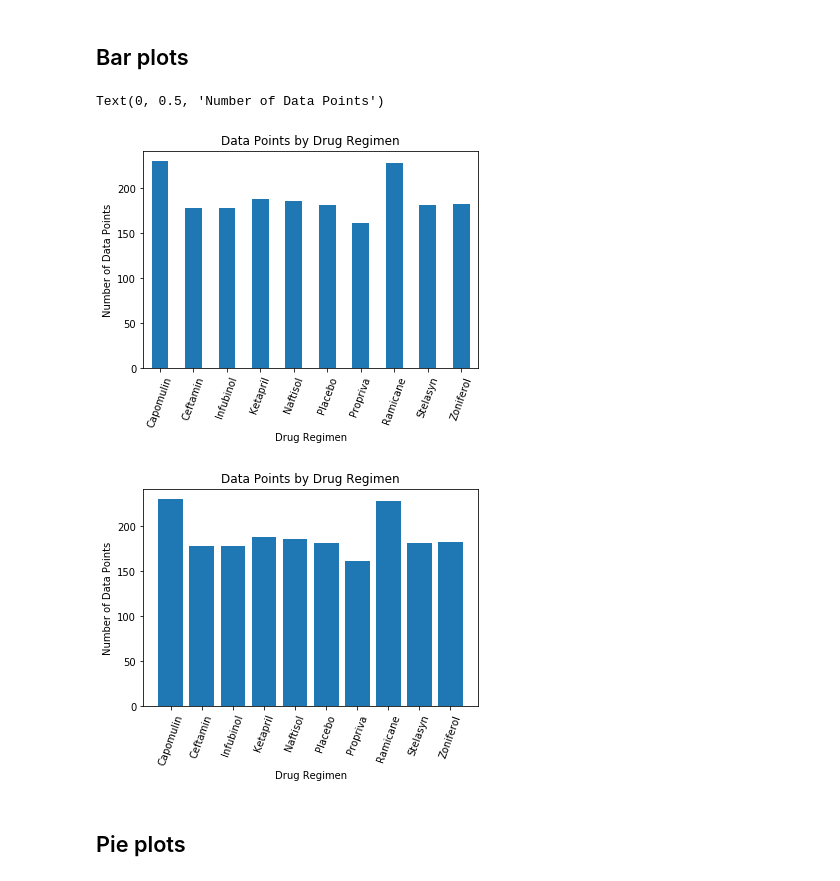
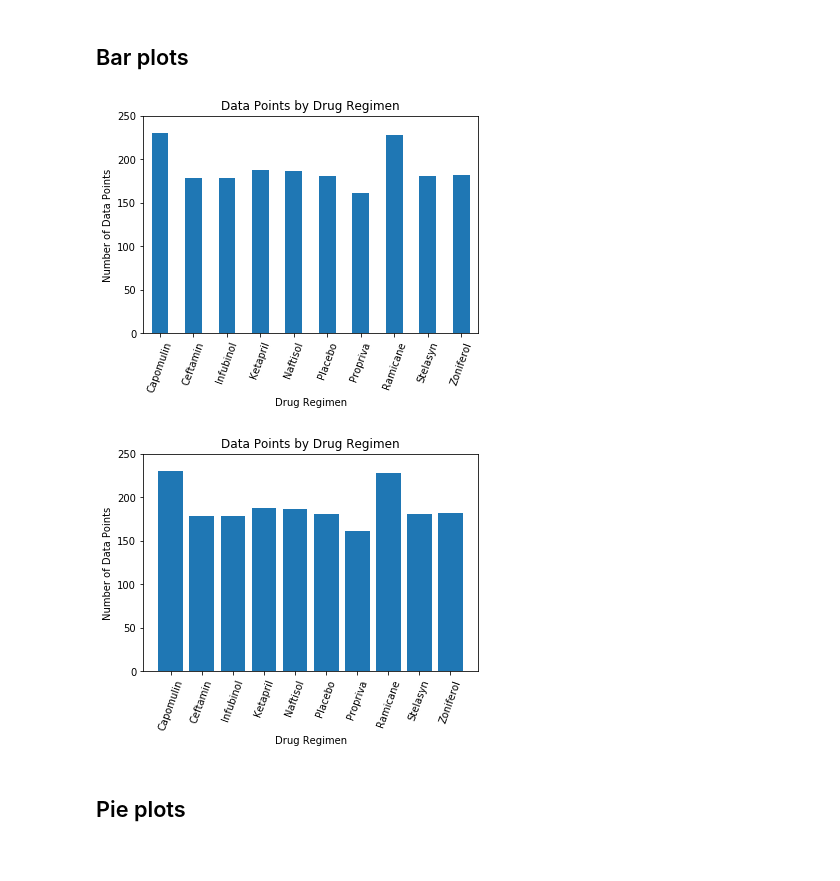
Before and after one commit to patrickhpatin/matplotlib-challenge, a Jupyter notebook: pymaceuticals_starter.ipynb, the cells around one changed output. Drawn from its saved outputs; the diff is of its cells as text; code cells hidden in the pictures.

```diff
--- a/pymaceuticals_starter.ipynb
+++ b/pymaceuticals_starter.ipynb
@@ -127,25 +111,31 @@ tumor_volumes = merged_data.groupby(["Drug Regimen"])["Tumor Volume (mm3)"].coun
 tumor_volumes = tumor_volumes.rename(columns = {"Tumor Volume (mm3)":"Data Point Count"})
 
 # Display the results
-axsubplot = tumor_volumes.plot.bar(title="Data Points by Drug Regimen", rot=70, legend=False)
-axsubplot.set_xlabel("Drug Regimen")
-axsubplot.set_ylabel("Number of Data Points")
+ax = tumor_volumes.plot.bar(title="Data Points by Drug Regimen", rot=70, legend=False)
+ax.set_ylim([0, 250])
+ax.set_xlabel("Drug Regimen")
+ax.set_ylabel("Number of Data Points")
+
+# Show the chart
+plt.show()
 # %% [output]
-Text(0, 0.5, 'Number of Data Points')
-[figure, old version]
+[figure, new version]
 # %%
 # Generate a bar plot showing number of data points for each treatment regimen using pyplot
 pltbardata = tumor_volumes.reset_index(drop=False)
 plt.bar(pltbardata["Drug Regimen"], pltbardata["Data Point Count"])
 
 # Formatting
 plt.title("Data Points by Drug Regimen")
 plt.xlabel("Drug Regimen")
 plt.ylabel("Number of Data Points")
+plt.ylim(0, 250)
 plt.xticks(rotation=70)
+
+# Show the chart
 plt.show()
 # %% [output]
-[figure, old version]
+[figure, new version]
 # %% [markdown]
 ## Pie plots
 # %%
```
Also changed, not shown: parts of 13 cells of this notebook.
